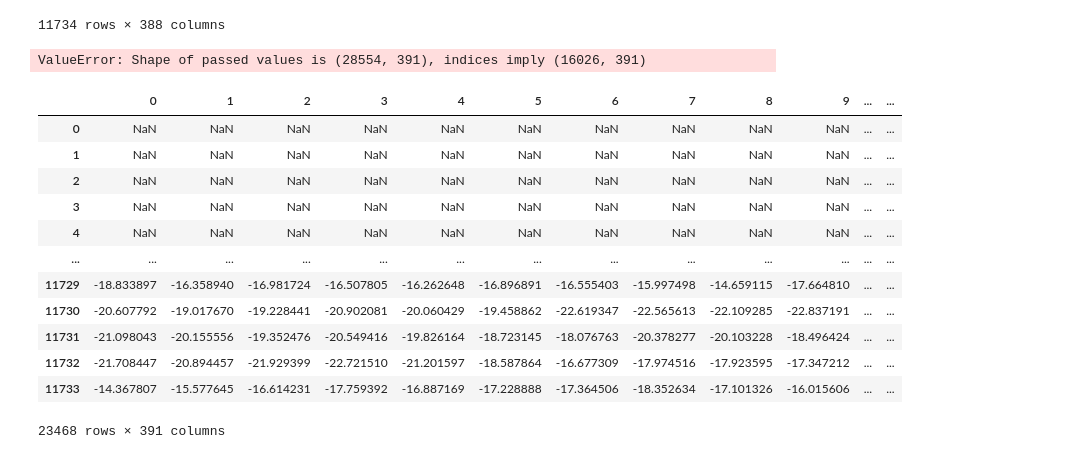
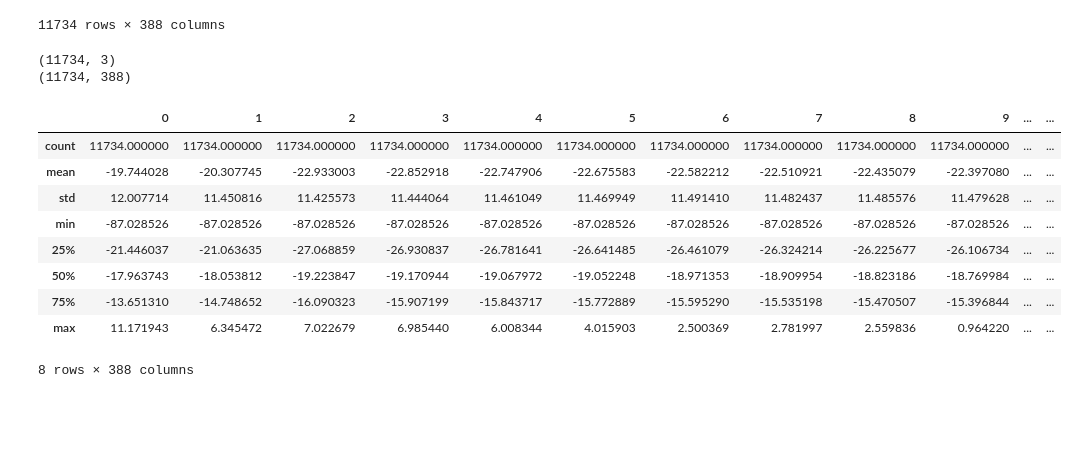
Before and after one commit to ChiragSharma8/Face_emotion_detection, a Jupyter notebook: Speech_Emotion.ipynb, the cells around one changed output. Cells and saved outputs as stored; diff of their text form; code cells hidden in the pictures; blank space fills up the shorter version.

```diff
--- a/Speech_Emotion.ipynb
+++ b/Speech_Emotion.ipynb
@@ -528,24 +518,28 @@ df_new
 11734 rows × 388 columns
 # %%
 # Now extract the mean bands to its own feature columns
-df_fn = pd.concat([df,df_new], axis = 1)
+#df_fn = pd.concat([df,df_new], axis = 1)
 
 #df_final = df.merge(df_new, left_on = 'labels')
+
+#df.join(df_new).head(10)
+#pd.merge(df, df_new, left_index=True, right_index=True).head(10)
+#pd.concat([df,pd.DataFrame(df_fn['feature'].values.tolist())], axis = 1)
+print (df.shape)
+print (df_new.shape)
 # %% [output]
-ValueError: Shape of passed values is (28554, 391), indices imply (16026, 391)
+(11734, 3)
+(11734, 388)
-# %%
-df_fn
-# %% [output]
-|  | 0 | 1 | 2 | 3 | 4 | 5 | 6 | 7 | 8 | 9 | ... | ... |
-| 0 | NaN | NaN | NaN | NaN | NaN | NaN | NaN | NaN | NaN | NaN | ... | ... |
-| 1 | NaN | NaN | NaN | NaN | NaN | NaN | NaN | NaN | NaN | NaN | ... | ... |
-| 2 | NaN | NaN | NaN | NaN | NaN | NaN | NaN | NaN | NaN | NaN | ... | ... |
-| 3 | NaN | NaN | NaN | NaN | NaN | NaN | NaN | NaN | NaN | NaN | ... | ... |
-| 4 | NaN | NaN | NaN | NaN | NaN | NaN | NaN | NaN | NaN | NaN | ... | ... |
-| ... | ... | ... | ... | ... | ... | ... | ... | ... | ... | ... | ... | ... |
-| 11729 | -18.833897 | -16.358940 | -16.981724 | -16.507805 | -16.262648 | -16.896891 | -16.555403 | -15.997498 | -14.659115 | -17.664810 | ... | ... |
-| 11730 | -20.607792 | -19.017670 | -19.228441 | -20.902081 | -20.060429 | -19.458862 | -22.619347 | -22.565613 | -22.109285 | -22.837191 | ... | ... |
-| 11731 | -21.098043 | -20.155556 | -19.352476 | -20.549416 | -19.826164 | -18.723145 | -18.076763 | -20.378277 | -20.103228 | -18.496424 | ... | ... |
-| 11732 | -21.708447 | -20.894457 | -21.929399 | -22.721510 | -21.201597 | -18.587864 | -16.677309 | -17.974516 | -17.923595 | -17.347212 | ... | ... |
-| 11733 | -14.367807 | -15.577645 | -16.614231 | -17.759392 | -16.887169 | -17.228888 | -17.364506 | -18.352634 | -17.101326 | -16.015606 | ... | ... |
-23468 rows × 391 columns
+# %%
+df_new.describe()
+# %% [output]
+|  | 0 | 1 | 2 | 3 | 4 | 5 | 6 | 7 | 8 | 9 | ... | ... |
+| count | 11734.000000 | 11734.000000 | 11734.000000 | 11734.000000 | 11734.000000 | 11734.000000 | 11734.000000 | 11734.000000 | 11734.000000 | 11734.000000 | ... | ... |
+| mean | -19.744028 | -20.307745 | -22.933003 | -22.852918 | -22.747906 | -22.675583 | -22.582212 | -22.510921 | -22.435079 | -22.397080 | ... | ... |
+| std | 12.007714 | 11.450816 | 11.425573 | 11.444064 | 11.461049 | 11.469949 | 11.491410 | 11.482437 | 11.485576 | 11.479628 | ... | ... |
+| min | -87.028526 | -87.028526 | -87.028526 | -87.028526 | -87.028526 | -87.028526 | -87.028526 | -87.028526 | -87.028526 | -87.028526 | ... | ... |
+| 25% | -21.446037 | -21.063635 | -27.068859 | -26.930837 | -26.781641 | -26.641485 | -26.461079 | -26.324214 | -26.225677 | -26.106734 | ... | ... |
+| 50% | -17.963743 | -18.053812 | -19.223847 | -19.170944 | -19.067972 | -19.052248 | -18.971353 | -18.909954 | -18.823186 | -18.769984 | ... | ... |
+| 75% | -13.651310 | -14.748652 | -16.090323 | -15.907199 | -15.843717 | -15.772889 | -15.595290 | -15.535198 | -15.470507 | -15.396844 | ... | ... |
+| max | 11.171943 | 6.345472 | 7.022679 | 6.985440 | 6.008344 | 4.015903 | 2.500369 | 2.781997 | 2.559836 | 0.964220 | ... | ... |
+8 rows × 388 columns
```
Also changed, not shown: parts of 27 cells of this notebook.
